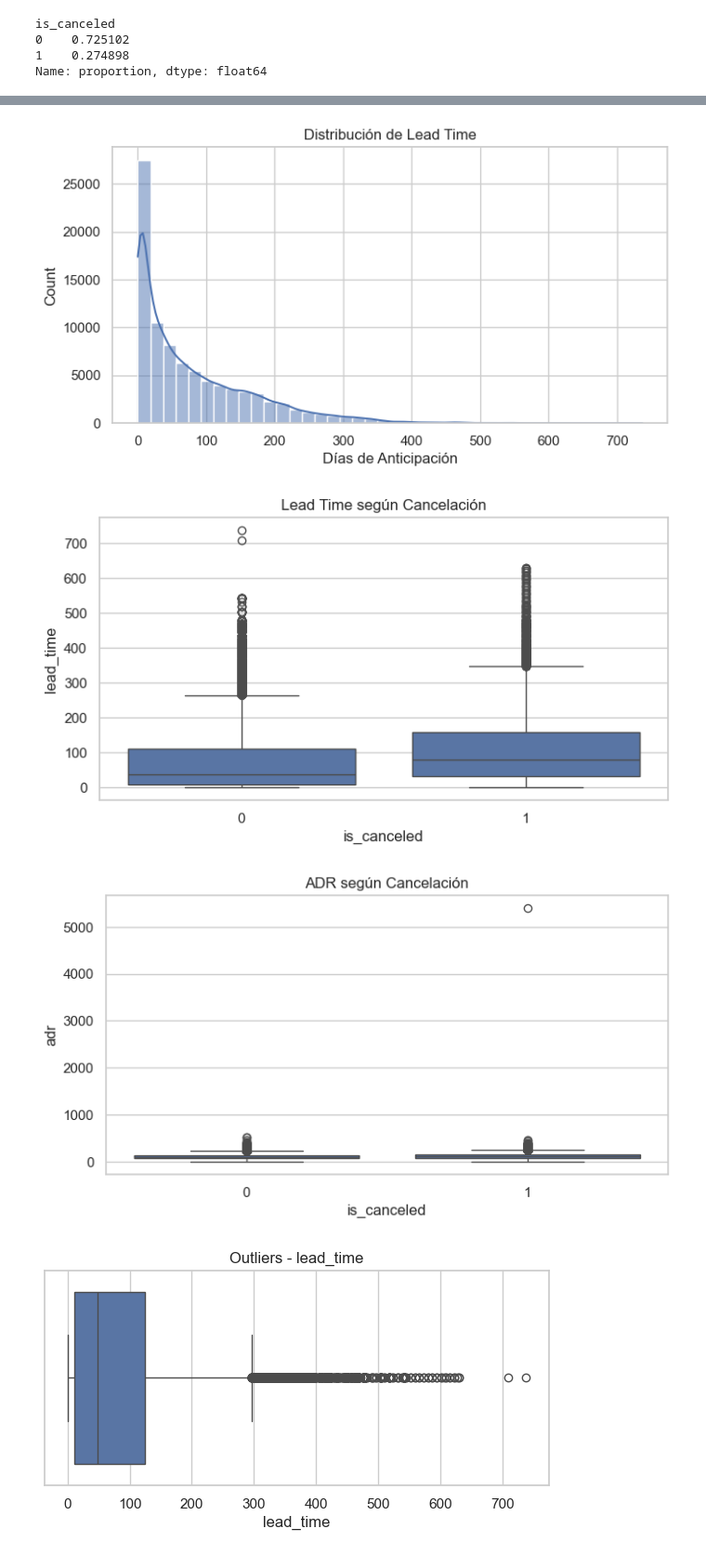
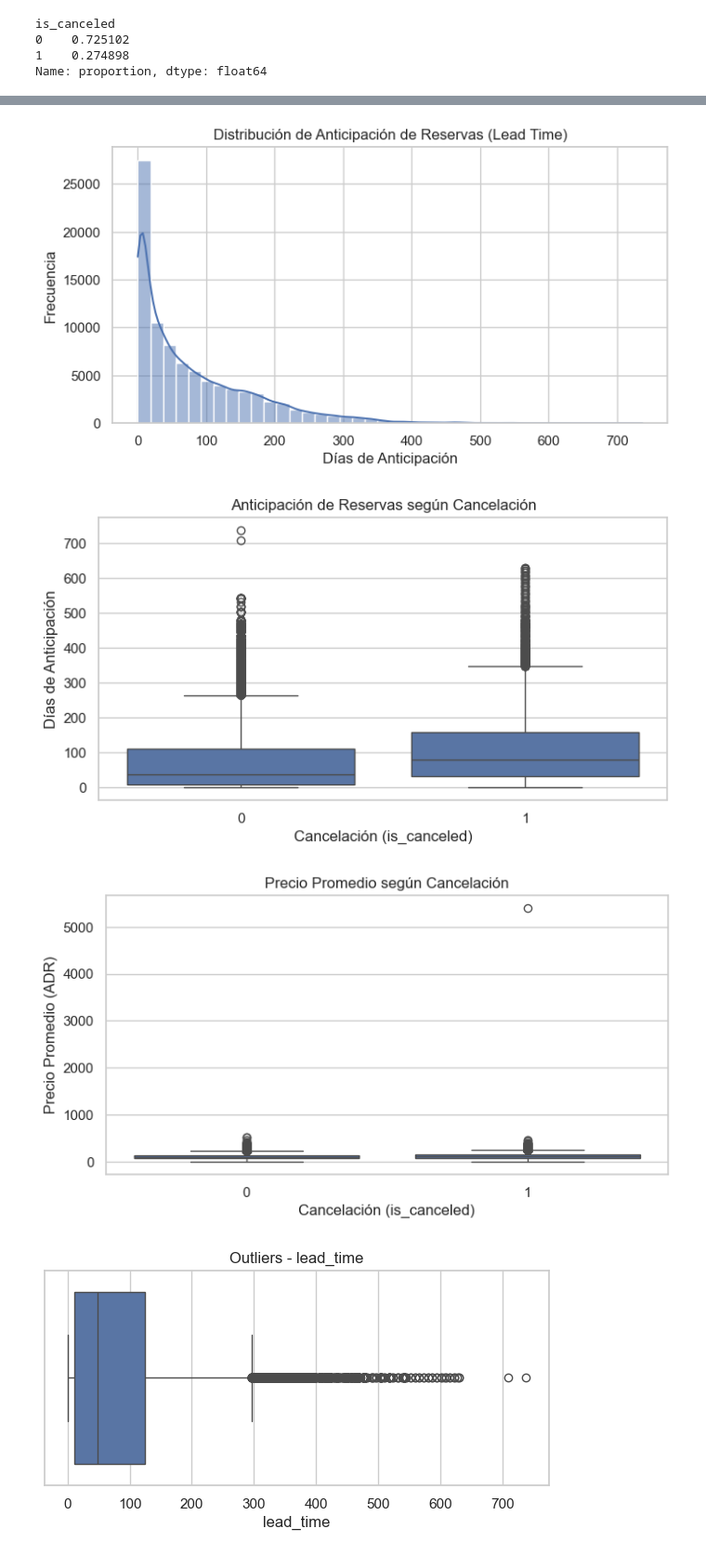
Before and after one commit to prvallejoz/ejercicio3-mcib-b, a Jupyter notebook: TAREA_3_GRUPO_7.ipynb, the cells around one changed output, grey strips where cells are left out. Shown at 93% size. Cells and saved outputs as stored; diff of their text form; code cells hidden in the pictures.

```diff
--- a/TAREA_3_GRUPO_7.ipynb
+++ b/TAREA_3_GRUPO_7.ipynb
@@ -278,32 +284,37 @@ plt.show()
 # %%
-# 12. DISTRIBUCIÓN DE lead_time
+# 12. DISTRIBUCIÓN DE ANTICIPACIÓN DE RESERVAS (LEAD TIME)
 # Ver comportamiento reservas anticipadas
 plt.figure(figsize=(8,4))
 sns.histplot(data['lead_time'], bins=40, kde=True)
-plt.title("Distribución de Lead Time")
+plt.title("Distribución de Anticipación de Reservas (Lead Time)")
 plt.xlabel("Días de Anticipación")
+plt.ylabel("Frecuencia")
 plt.show()
 # %% [output]
-[figure, old version]
+[figure, new version]
 # %%
-# 13. lead_time vs cancelación
+# 13. COMPARACIÓN DE ANTICIPACIÓN DE RESERVAS ENTRE CANCELADAS Y NO CANCELADAS
 
 plt.figure(figsize=(8,4))
 sns.boxplot(x='is_canceled', y='lead_time', data=data)
-plt.title("Lead Time según Cancelación")
+plt.title("Anticipación de Reservas según Cancelación")
+plt.xlabel("Cancelación (is_canceled)")
+plt.ylabel("Días de Anticipación")
 plt.show()
 # %% [output]
-[figure, old version]
+[figure, new version]
 # %%
-# 14. ADR vs cancelación
+# 14. PRECIO PROMEDIO vs CANCELACIÓN
 # Revisar si precio influye
 
 plt.figure(figsize=(8,4))
 sns.boxplot(x='is_canceled', y='adr', data=data)
-plt.title("ADR según Cancelación")
+plt.title("Precio Promedio según Cancelación")
+plt.xlabel("Cancelación (is_canceled)")
+plt.ylabel("Precio Promedio (ADR)")
 plt.show()
 # %% [output]
-[figure, old version]
+[figure, new version]
 # %%
 # 15. OUTLIERS NUMÉRICOS
 # Detectar valores extremos
```
Also changed, not shown: parts of 5 cells of this notebook.
